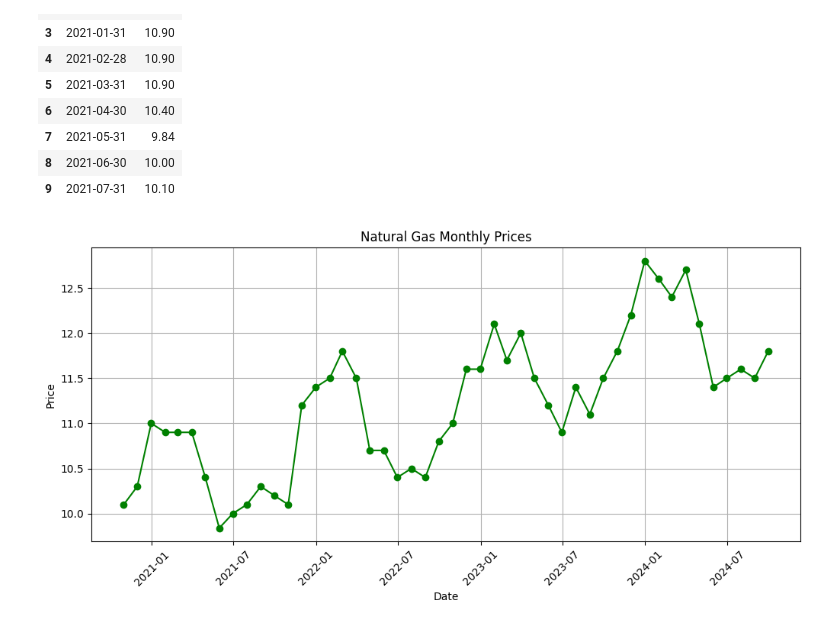
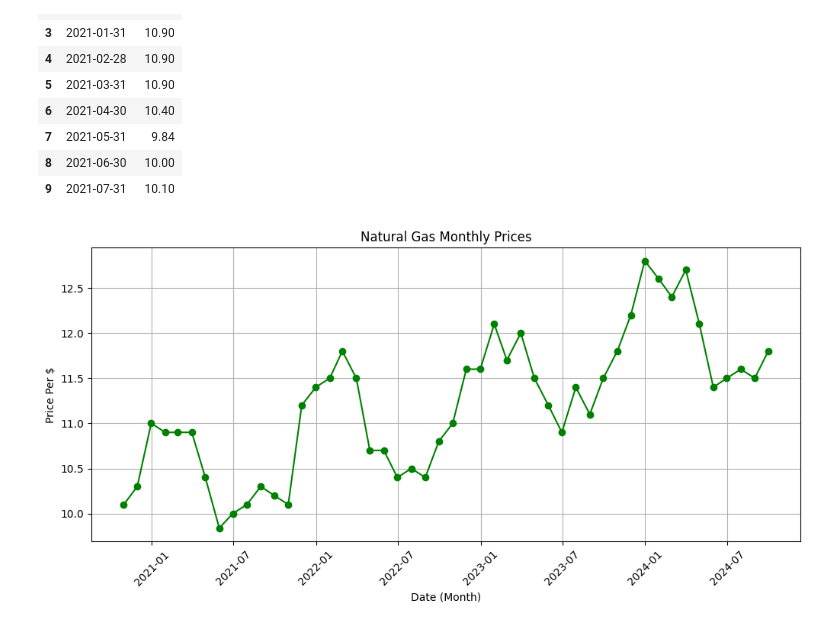
Before and after one commit to raz0208/Advance-Quantitative-Research-Project, a Jupyter notebook: Advance_Quantitative_Research-Natural_Gas_Price_Forecasting.ipynb, the cells around one changed output. Saved outputs shown, nothing was run; the diff lists cells and outputs as text; code cells hidden in the pictures.

```diff
--- a/Advance_Quantitative_Research-Natural_Gas_Price_Forecasting.ipynb
+++ b/Advance_Quantitative_Research-Natural_Gas_Price_Forecasting.ipynb
@@ -85,12 +85,12 @@ Name: Prices, dtype: float64
 # %%
 # Visualise the data
 plt.figure(figsize=(12, 5))
 plt.plot(df['Dates'], df['Prices'], marker='o', linestyle='-', color='green')
 plt.title('Natural Gas Monthly Prices')
-plt.xlabel('Date')
-plt.ylabel('Price')
+plt.xlabel('Date (Month)')
+plt.ylabel('Price Per $')
 plt.xticks(rotation=45)
 plt.grid(True)
 plt.show()
 # %% [output]
-[figure, old version]
+[figure, new version]
```
